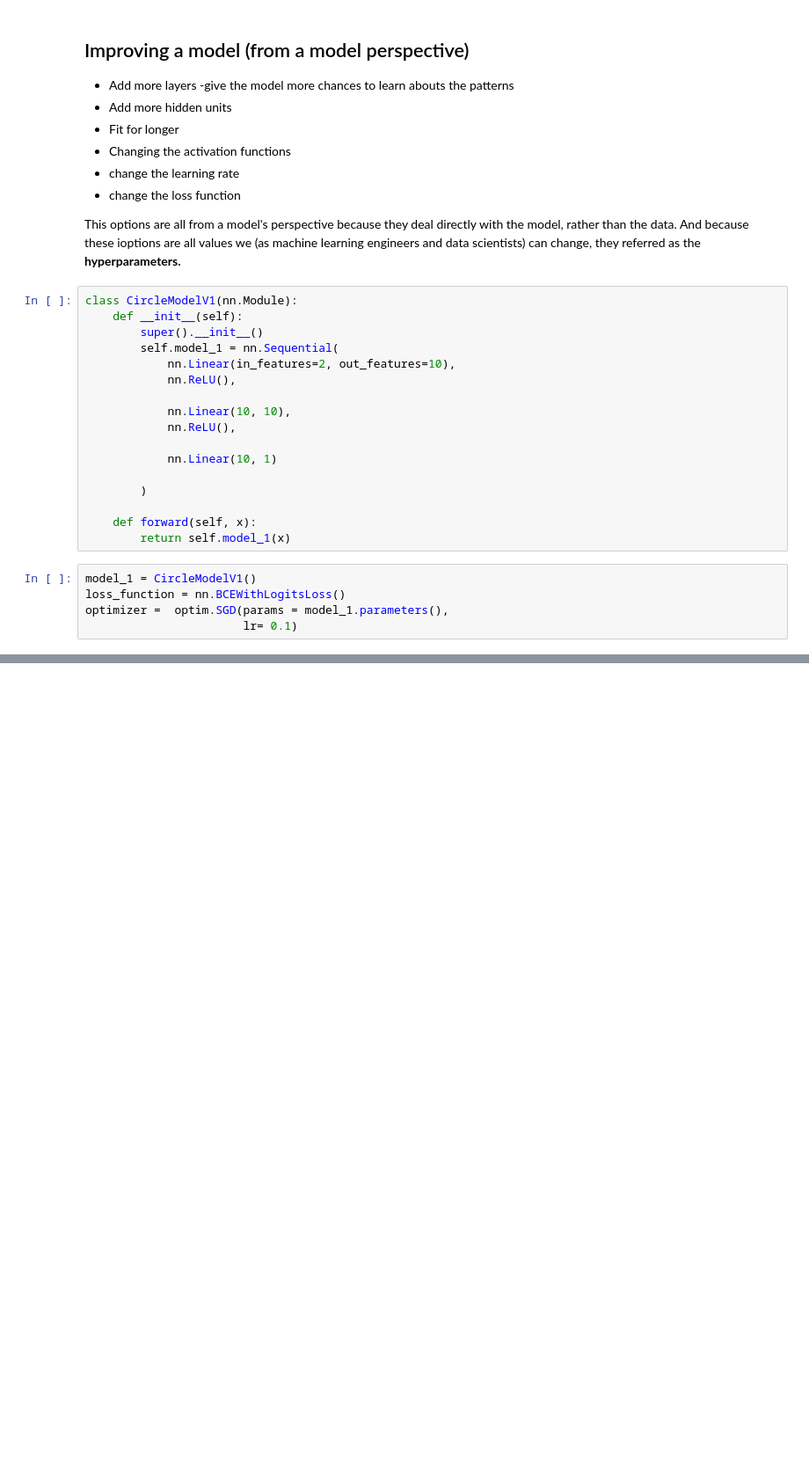
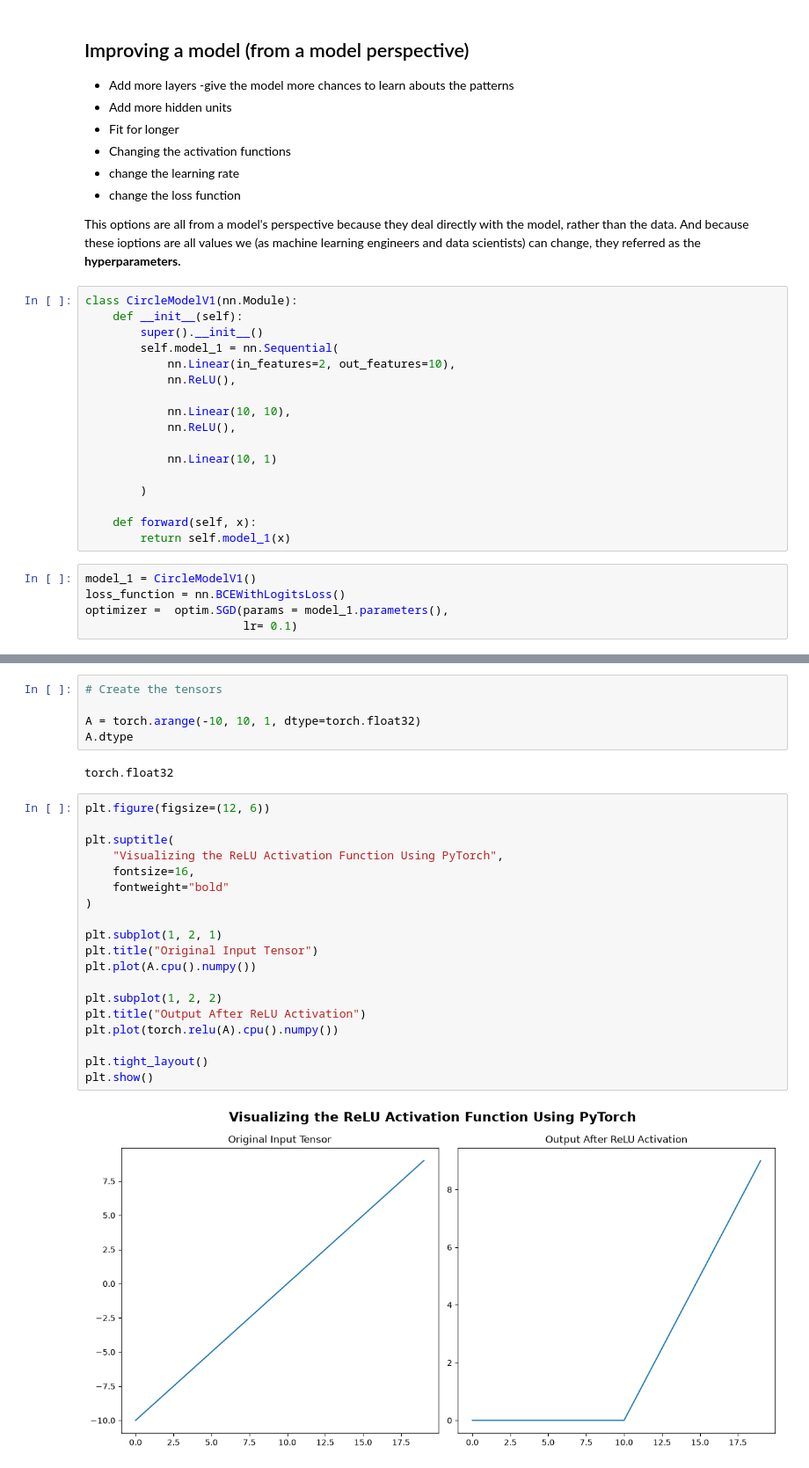
Before and after one commit to Sujan-Adhikari875/Pytorch-For-Deep-Learning, a Jupyter notebook: 02_pytorch_classification.ipynb, the cells around one changed output, grey strips where cells are left out. Shown at 88% size. Saved outputs shown, nothing was run; the diff lists cells and outputs as text; blank space fills up the shorter version.

```diff
--- a/02_pytorch_classification.ipynb
+++ b/02_pytorch_classification.ipynb
@@ -498,0 +535,28 @@ SyntaxError: invalid syntax (4066089123.py, line 4)
+# %%
+# Create the tensors
+
+A = torch.arange(-10, 10, 1, dtype=torch.float32)
+A.dtype
+# %% [output]
+torch.float32
+# %%
+plt.figure(figsize=(12, 6))
+
+plt.suptitle(
+    "Visualizing the ReLU Activation Function Using PyTorch",
+    fontsize=16,
+    fontweight="bold"
+)
+
+plt.subplot(1, 2, 1)
+plt.title("Original Input Tensor")
+plt.plot(A.cpu().numpy())
+
+plt.subplot(1, 2, 2)
+plt.title("Output After ReLU Activation")
+plt.plot(torch.relu(A).cpu().numpy())
+
+plt.tight_layout()
+plt.show()
+# %% [output]
+[figure, added]
```
Also changed, not shown: parts of 20 cells of this notebook.
